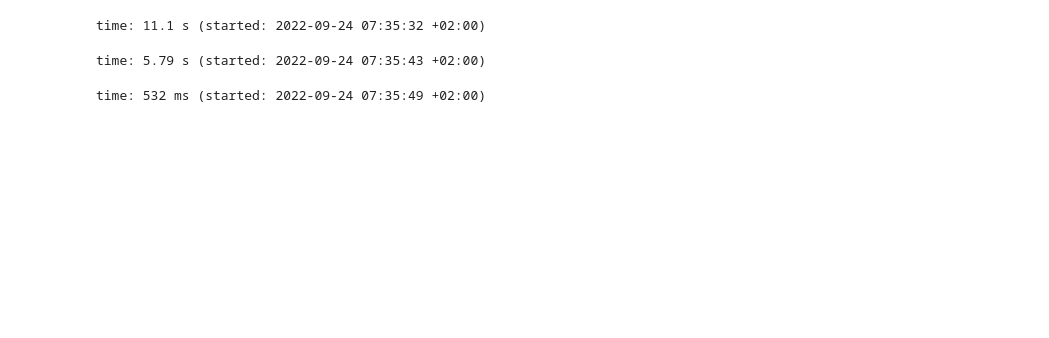
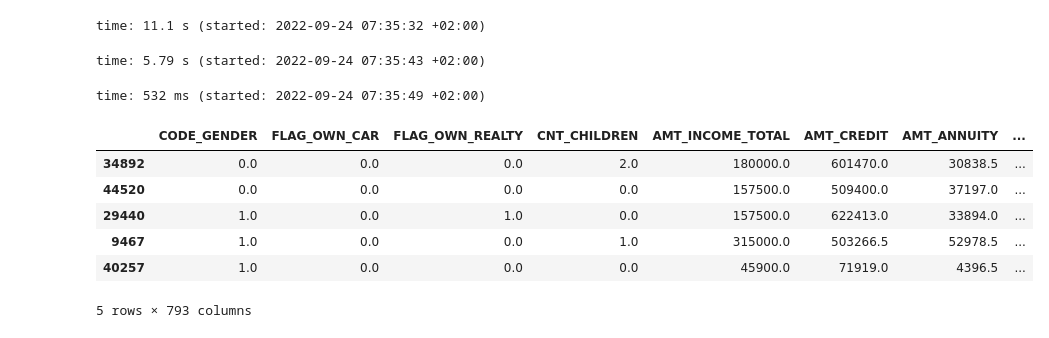
Before and after one commit to huabbouchi/P7_home_credit_risk_dashboard, a Jupyter notebook: P7_modeling.ipynb, the cells around one changed output. Cells and saved outputs as stored; diff of their text form; code cells hidden in the pictures; blank space fills up the shorter version.

```diff
--- a/P7_modeling.ipynb
+++ b/P7_modeling.ipynb
@@ -1417,3 +1417,13 @@ time: 5.79 s (started: 2022-09-24 07:35:43 +02:00)
 X_dashboard.sample(frac=0.05, random_state=50).to_csv('X_dashboard.csv', index=False)
 # %% [output]
 time: 532 ms (started: 2022-09-24 07:35:49 +02:00)
+# %%
+X_dashboard.sample(frac=0.05, random_state=50).head()
+# %% [output]
+|  | CODE_GENDER | FLAG_OWN_CAR | FLAG_OWN_REALTY | CNT_CHILDREN | AMT_INCOME_TOTAL | AMT_CREDIT | AMT_ANNUITY | ... |
+| 34892 | 0.0 | 0.0 | 0.0 | 2.0 | 180000.0 | 601470.0 | 30838.5 | ... |
+| 44520 | 0.0 | 0.0 | 0.0 | 0.0 | 157500.0 | 509400.0 | 37197.0 | ... |
+| 29440 | 1.0 | 0.0 | 1.0 | 0.0 | 157500.0 | 622413.0 | 33894.0 | ... |
+| 9467 | 1.0 | 0.0 | 0.0 | 1.0 | 315000.0 | 503266.5 | 52978.5 | ... |
+| 40257 | 1.0 | 0.0 | 0.0 | 0.0 | 45900.0 | 71919.0 | 4396.5 | ... |
+5 rows × 793 columns
```
Also changed, not shown: parts of 3 cells of this notebook, 1 other file.
